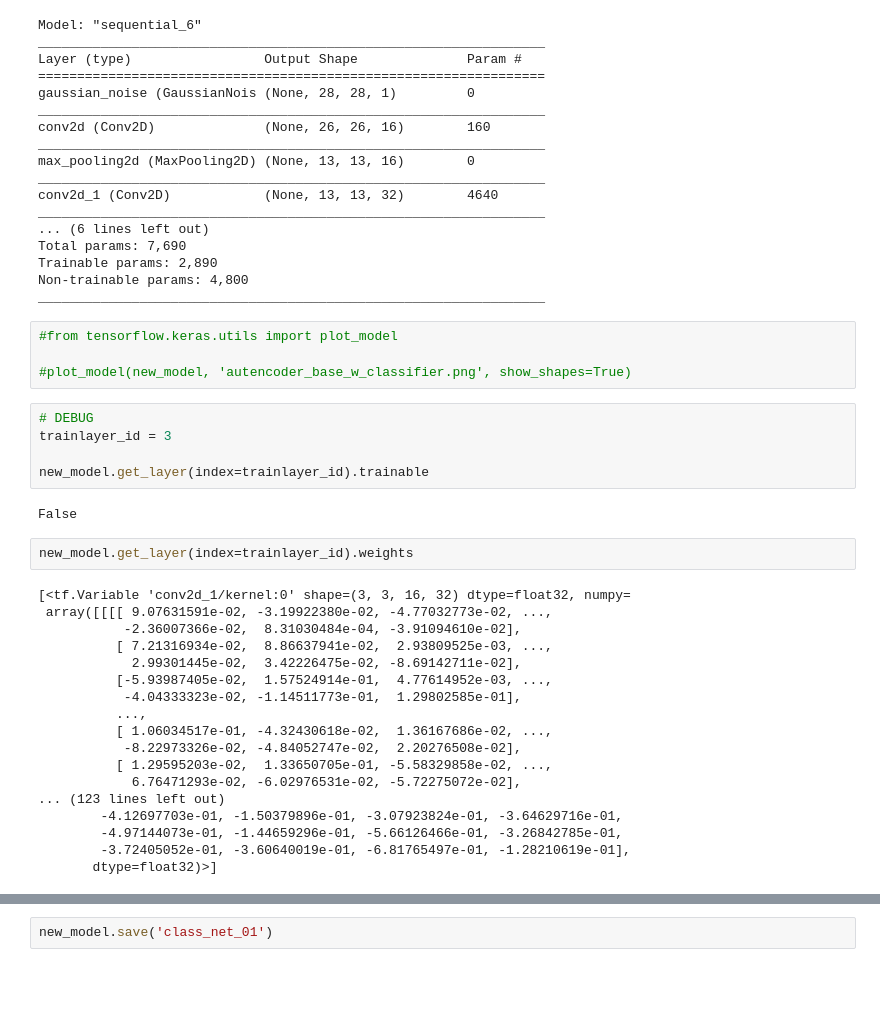
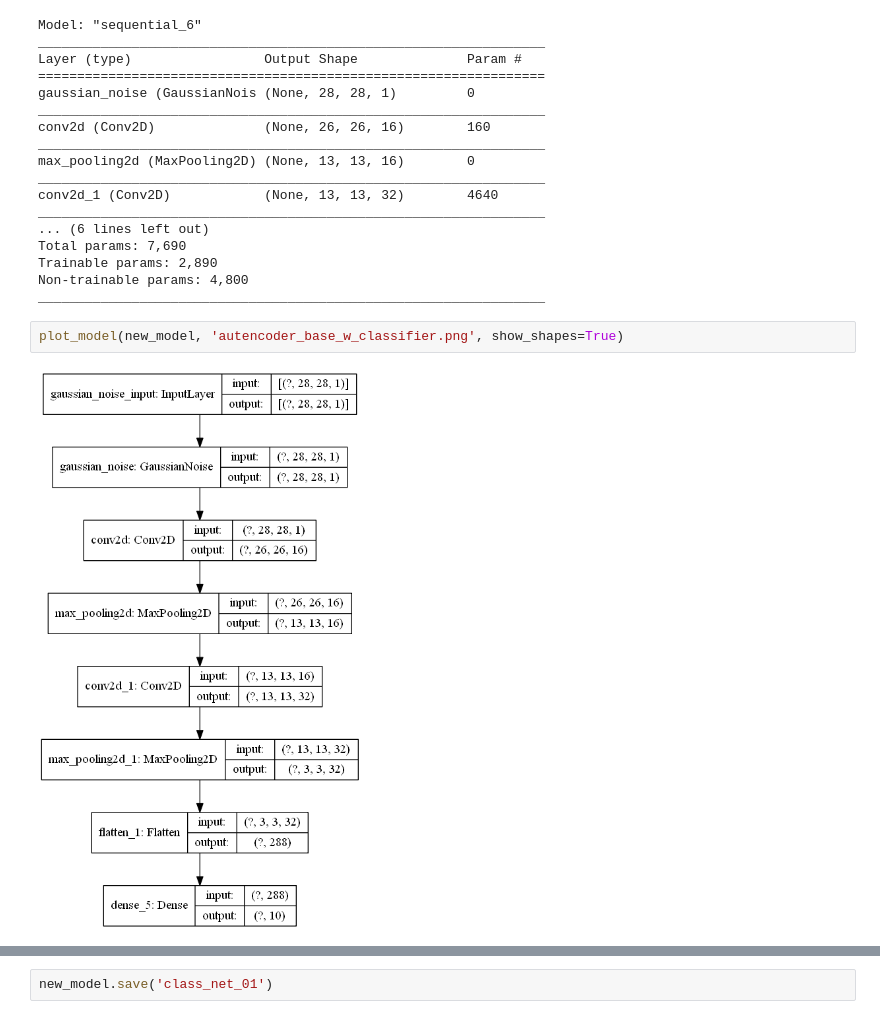
Before and after one commit to IIIskiplikIII/autoencoding-mnist, a Jupyter notebook: autoencoding-mnist.ipynb, the cells around one changed output, grey strips where cells are left out. Cells and saved outputs as stored; diff of their text form; blank space fills up the shorter version.

```diff
--- a/autoencoding-mnist.ipynb
+++ b/autoencoding-mnist.ipynb
@@ -623,33 +618,6 @@ Trainable params: 2,890
 Non-trainable params: 4,800
 _________________________________________________________________
 # %%
-#from tensorflow.keras.utils import plot_model
-
-#plot_model(new_model, 'autencoder_base_w_classifier.png', show_shapes=True)
+plot_model(new_model, 'autencoder_base_w_classifier.png', show_shapes=True)
+# %% [output]
+[figure, added]
-# %%
-# DEBUG
-trainlayer_id = 3
-
-new_model.get_layer(index=trainlayer_id).trainable
-# %% [output]
-False
-# %%
-new_model.get_layer(index=trainlayer_id).weights
-# %% [output]
-[<tf.Variable 'conv2d_1/kernel:0' shape=(3, 3, 16, 32) dtype=float32, numpy=
- array([[[[ 9.07631591e-02, -3.19922380e-02, -4.77032773e-02, ...,
-           -2.36007366e-02,  8.31030484e-04, -3.91094610e-02],
-          [ 7.21316934e-02,  8.86637941e-02,  2.93809525e-03, ...,
-            2.99301445e-02,  3.42226475e-02, -8.69142711e-02],
-          [-5.93987405e-02,  1.57524914e-01,  4.77614952e-03, ...,
-           -4.04333323e-02, -1.14511773e-01,  1.29802585e-01],
-          ...,
-          [ 1.06034517e-01, -4.32430618e-02,  1.36167686e-02, ...,
-           -8.22973326e-02, -4.84052747e-02,  2.20276508e-02],
-          [ 1.29595203e-02,  1.33650705e-01, -5.58329858e-02, ...,
-            6.76471293e-02, -6.02976531e-02, -5.72275072e-02],
-... (123 lines left out)
-        -4.12697703e-01, -1.50379896e-01, -3.07923824e-01, -3.64629716e-01,
-        -4.97144073e-01, -1.44659296e-01, -5.66126466e-01, -3.26842785e-01,
-        -3.72405052e-01, -3.60640019e-01, -6.81765497e-01, -1.28210619e-01],
-       dtype=float32)>]
```
Also changed, not shown: parts of 20 cells of this notebook.
